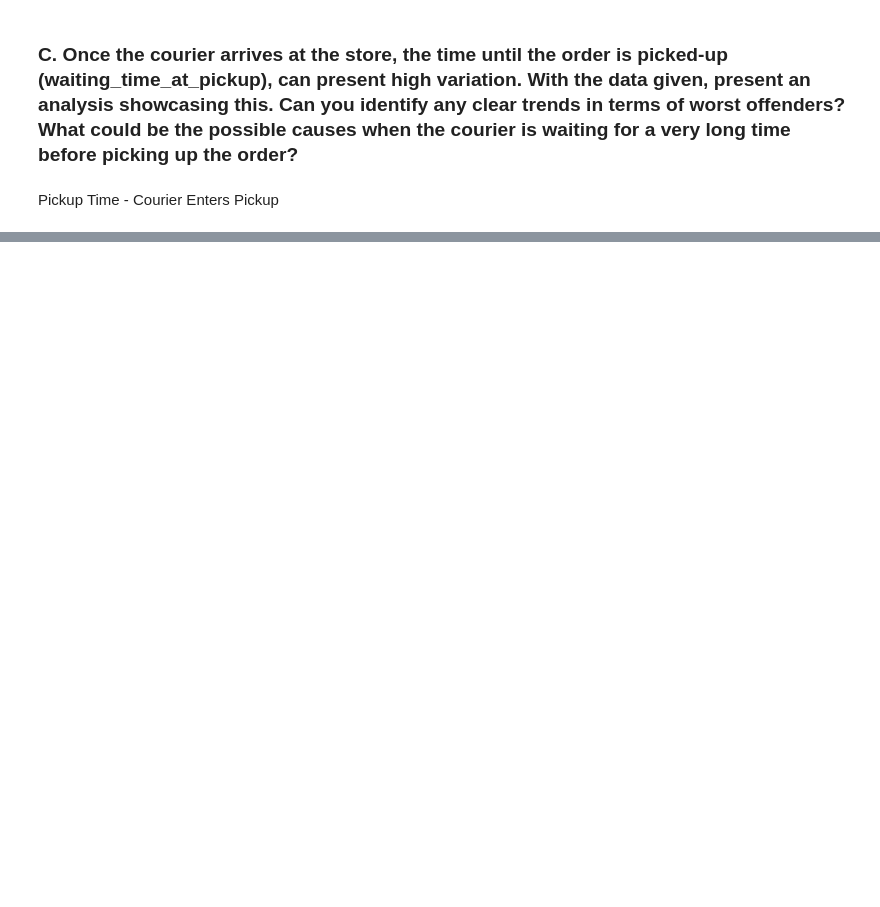
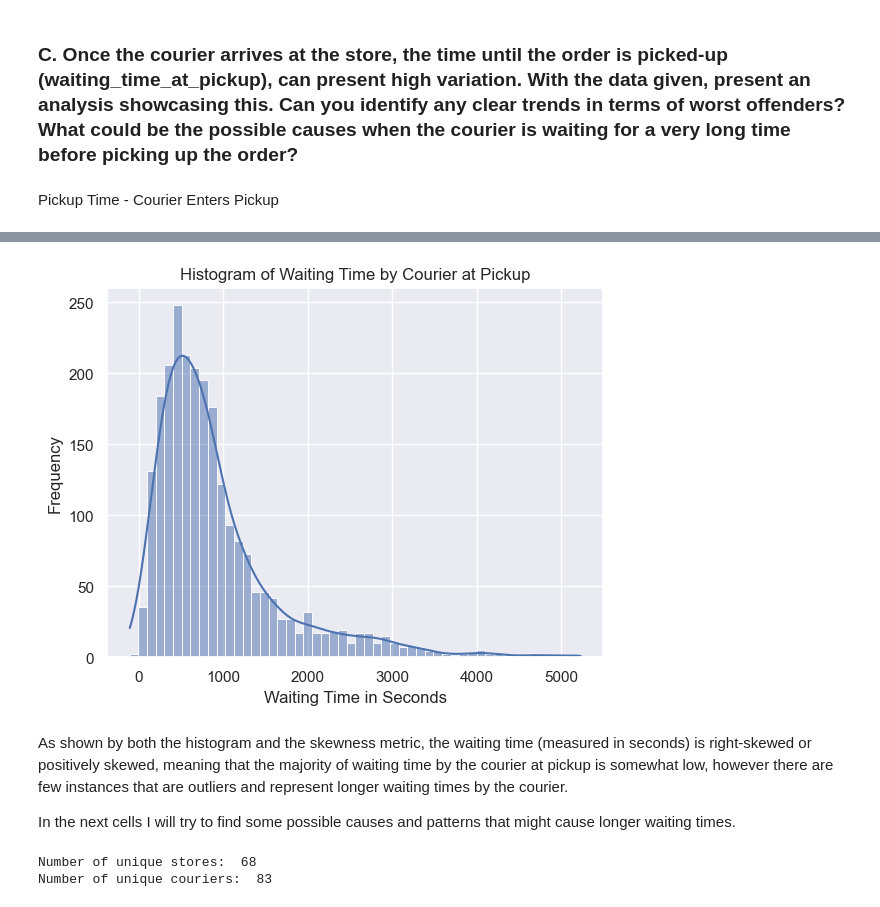
Before and after one commit to jorgecompleto/Fintech-Payments, a Jupyter notebook: Business_Case.ipynb, the cells around one changed output, grey strips where cells are left out. Drawn from its saved outputs; the diff is of its cells as text; code cells hidden in the pictures; blank space fills up the shorter version.

```diff
--- a/Business_Case.ipynb
+++ b/Business_Case.ipynb
@@ -547,5 +574,29 @@ df["waiting_time_at_pickup"] = (
     df.pickup_time_local - df.courier_enters_pickup_time_local
 )
 
-df.waiting_time_at_pickup.max()
+# Compute the range of the waiting time feature
+range_waiting_time = df.waiting_time_at_pickup.max() - df.waiting_time_at_pickup.min()
+
+# Compute the standard deviation
+std_waiting_time = df.waiting_time_at_pickup.std()
+
+# Compute the IQR
+quartile_1 = df.waiting_time_at_pickup.quantile(0.25)
+quartile_3 = df.waiting_time_at_pickup.quantile(0.75)
+iqr = quartile_3 - quartile_1
+
+print("Range of Waiting Time: ", range_waiting_time)
+print("Standard Deviation of Waiting Time: ", std_waiting_time)
+print("Interquartile Range of Waiting Time: ", iqr)
+print("Median of Waiting Time: ", df.waiting_time_at_pickup.median())
+print("Average of Waiting Time: ", df.waiting_time_at_pickup.mean())
+
+df["waiting_time_seconds"] = df.waiting_time_at_pickup.dt.total_seconds()
+print("Skewness of Waiting Time: ", df.waiting_time_seconds.skew())
+
+sns.histplot(df.waiting_time_seconds, kde=True)
+plt.xlabel("Waiting Time in Seconds")
+plt.ylabel("Frequency")
+plt.title("Histogram of Waiting Time by Courier at Pickup")
+plt.show()
 # %% [output]
@@ -552,0 +609,11 @@ Timedelta('0 days 01:27:14')
+[figure, added]
+# %% [markdown]
+As shown by both the histogram and the skewness metric, the waiting time (measured in seconds) is right-skewed or positively skewed, meaning that the majority of waiting time by the courier at pickup is somewhat low, however there are few instances that are outliers and represent longer waiting times by the courier.
+
+In the next cells I will try to find some possible causes and patterns that might cause longer waiting times.
+# %%
+print("Number of unique stores: ", len(df.store_address_id.unique()))
+print("Number of unique couriers: ", len(df.courier_id.unique()))
+# %% [output]
+Number of unique stores:  68
+Number of unique couriers:  83
```
Also changed, not shown: parts of 19 cells of this notebook.
